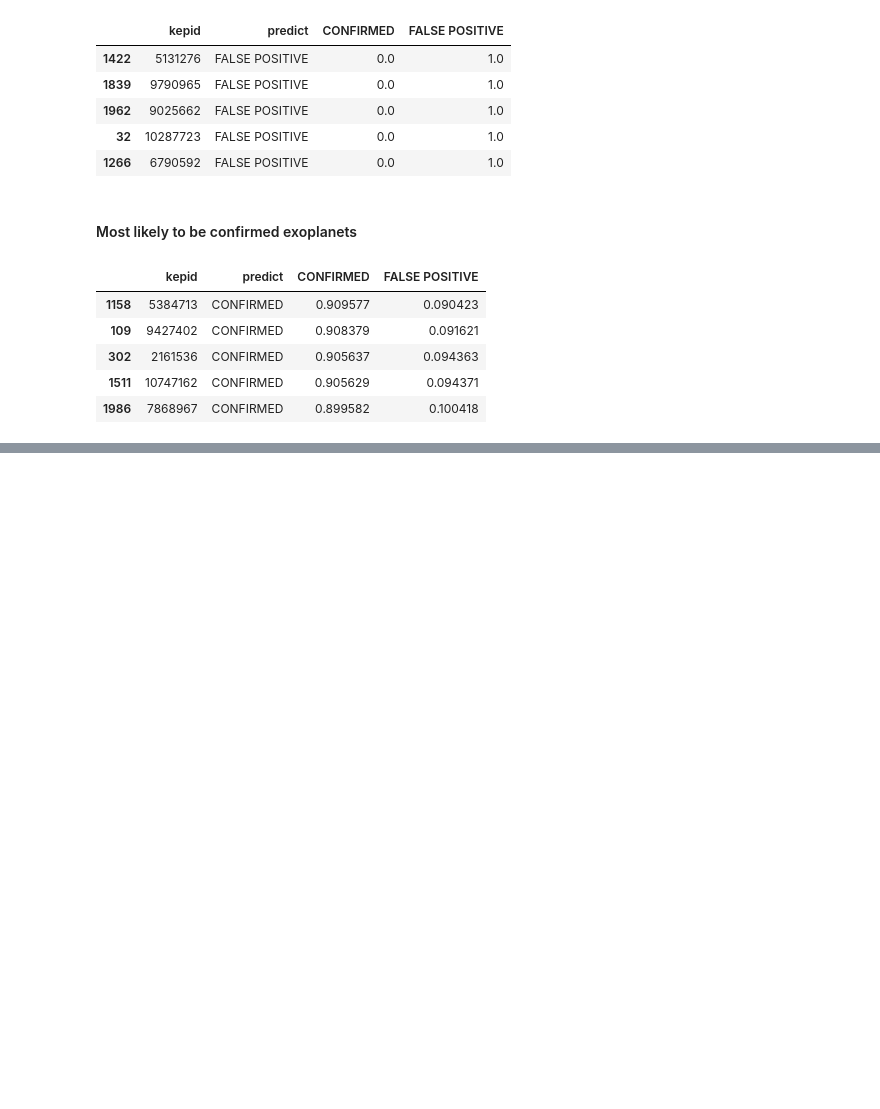
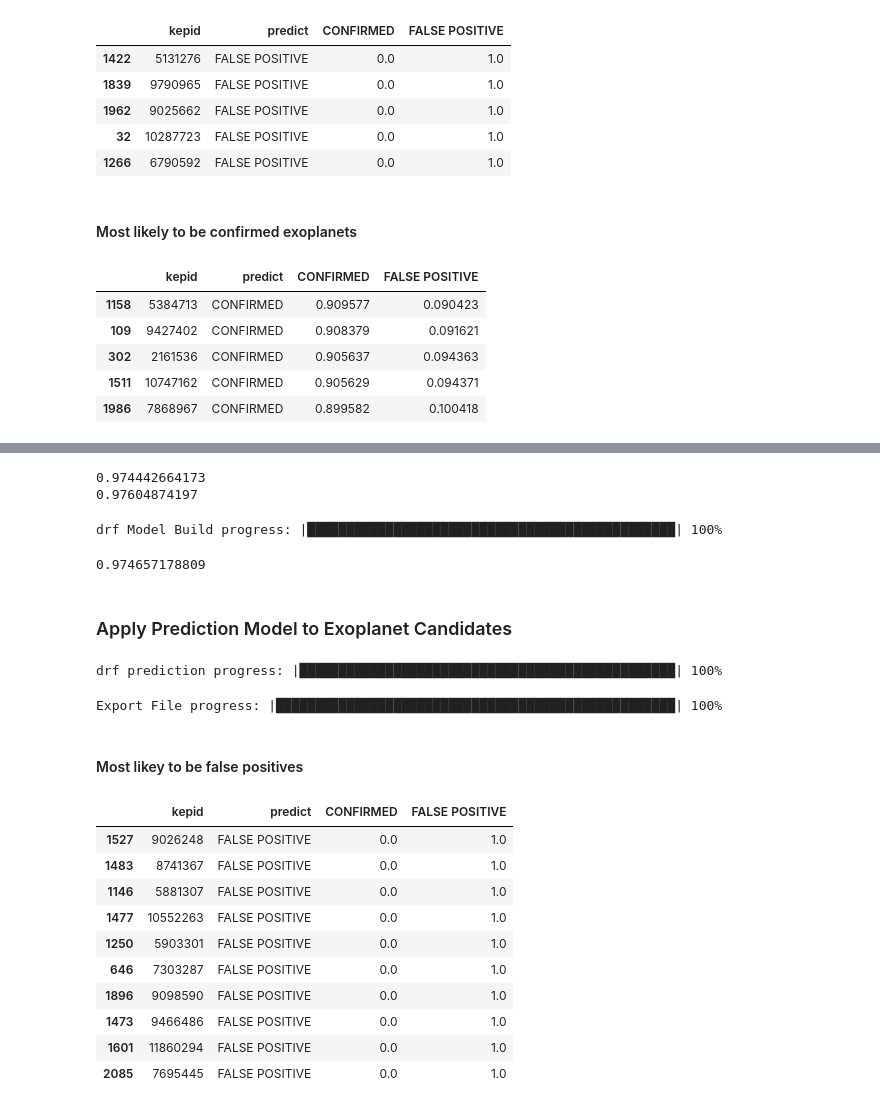
Before and after one commit to suryadutta/exoplanets_ML, a Jupyter notebook: Exoplanet Candidate Classification.ipynb, the cells around one changed output, grey strips where cells are left out. Saved outputs shown, nothing was run; the diff lists cells and outputs as text; code cells hidden in the pictures; blank space fills up the shorter version.

Commit message:
add random forest and gbm

```diff
--- a/Exoplanet Candidate Classification.ipynb
+++ b/Exoplanet Candidate Classification.ipynb
@@ -171,0 +203,45 @@ pd.DataFrame(candidatePredictData, columns = ['kepid', 'predict','CONFIRMED','FA
+# %%
+# Retreive test set AUC
+print rf_perf1.auc()
+print rf_perf2.auc()
+# %% [output]
+0.974442664173
+0.97604874197
+# %%
+rf_fit3 = H2ORandomForestEstimator(model_id='rf_fit3', seed=1, nfolds=5)
+rf_fit3.train(x=x, y=y, training_frame=data)
+# %% [output]
+drf Model Build progress: |███████████████████████████████████████████████| 100%
+# %%
+print rf_fit3.auc(xval=True)
+# %% [output]
+0.974657178809
+# %% [markdown]
+### Apply Prediction Model to Exoplanet Candidates
+# %%
+rfpredict = rf_fit1.predict(candidateData)
+# %% [output]
+drf prediction progress: |████████████████████████████████████████████████| 100%
+# %%
+rfcandidateCombine = candidateData.cbind(rfpredict)
+h2o.export_file(rfcandidateCombine, "data/candidate_predict_rf.csv")
+# %% [output]
+Export File progress: |███████████████████████████████████████████████████| 100%
+# %%
+rfcandidatePredictData = pd.read_csv('data/candidate_predict_rf.csv').sort_values('CONFIRMED')
+# %% [markdown]
+#### Most likey to be false positives
+# %%
+pd.DataFrame(rfcandidatePredictData, columns = ['kepid', 'predict','CONFIRMED','FALSE POSITIVE'])[0:10]
+# %% [output]
+|  | kepid | predict | CONFIRMED | FALSE POSITIVE |
+| 1527 | 9026248 | FALSE POSITIVE | 0.0 | 1.0 |
+| 1483 | 8741367 | FALSE POSITIVE | 0.0 | 1.0 |
+| 1146 | 5881307 | FALSE POSITIVE | 0.0 | 1.0 |
+| 1477 | 10552263 | FALSE POSITIVE | 0.0 | 1.0 |
+| 1250 | 5903301 | FALSE POSITIVE | 0.0 | 1.0 |
+| 646 | 7303287 | FALSE POSITIVE | 0.0 | 1.0 |
+| 1896 | 9098590 | FALSE POSITIVE | 0.0 | 1.0 |
+| 1473 | 9466486 | FALSE POSITIVE | 0.0 | 1.0 |
+| 1601 | 11860294 | FALSE POSITIVE | 0.0 | 1.0 |
+| 2085 | 7695445 | FALSE POSITIVE | 0.0 | 1.0 |
```
Also changed, not shown: parts of 25 cells of this notebook, 5 other files.
